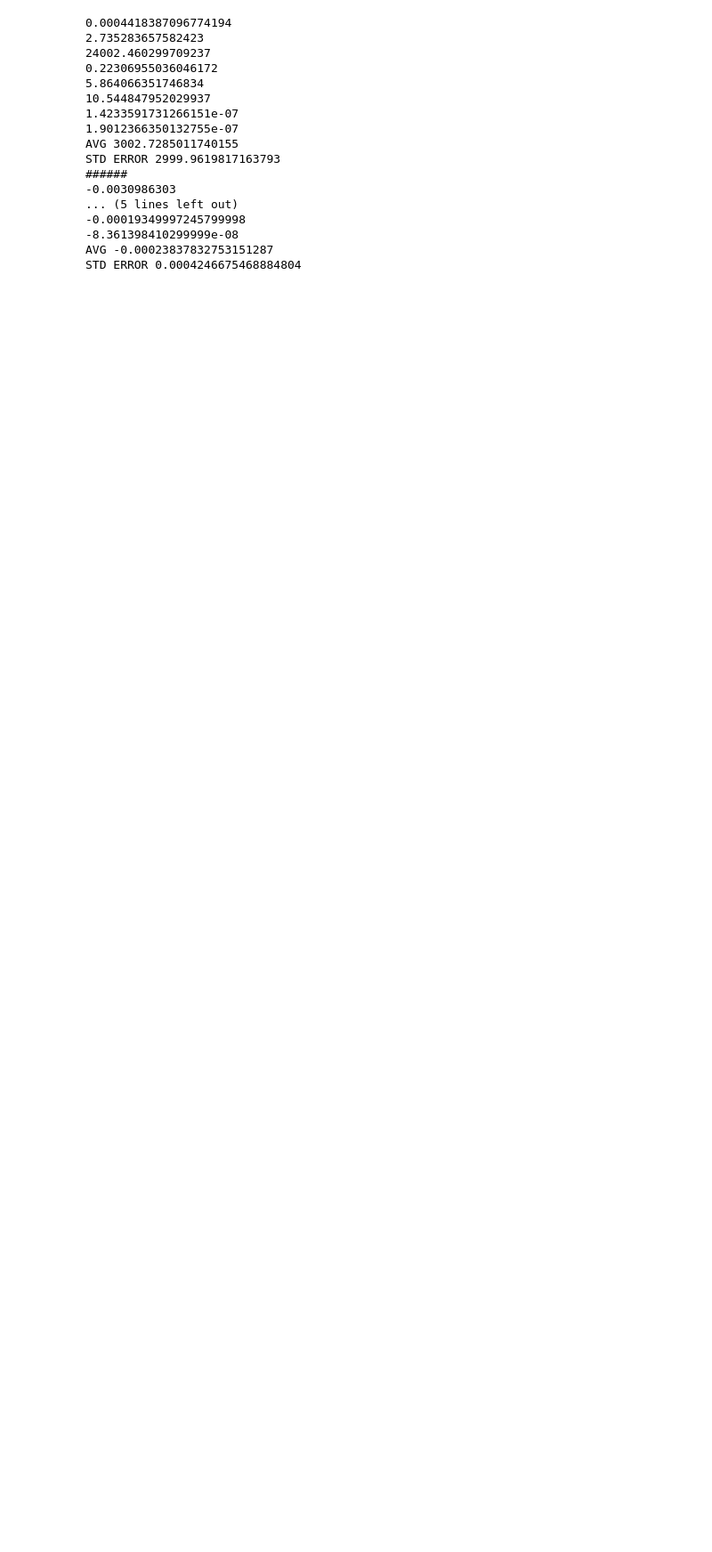
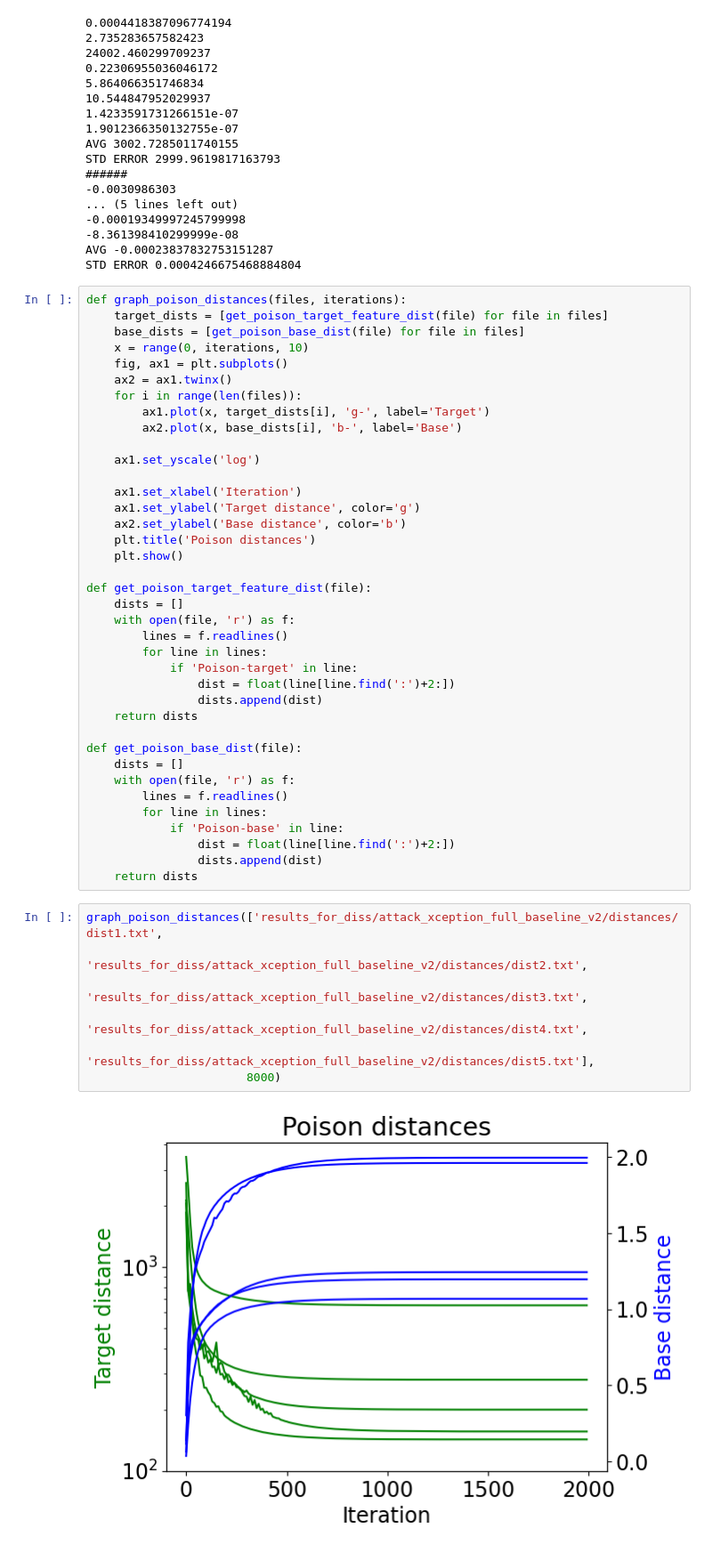
Before and after one commit to awesomealex1/Poison_Attacks, a Jupyter notebook: graphing.ipynb, the cells around one changed output. Shown: that part at 89% size. Drawn from its saved outputs; the diff is of its cells as text; blank space fills up the shorter version.

```diff
--- a/graphing.ipynb
+++ b/graphing.ipynb
@@ -283,3 +285,50 @@ STD ERROR 2999.9619817163793
 -8.361398410299999e-08
 AVG -0.00023837832753151287
 STD ERROR 0.0004246675468884804
+# %%
+def graph_poison_distances(files, iterations):
+    target_dists = [get_poison_target_feature_dist(file) for file in files]
+    base_dists = [get_poison_base_dist(file) for file in files]
+    x = range(0, iterations, 10)
+    fig, ax1 = plt.subplots()
+    ax2 = ax1.twinx()
+    for i in range(len(files)):
+        ax1.plot(x, target_dists[i], 'g-', label='Target')
+        ax2.plot(x, base_dists[i], 'b-', label='Base')
+
+    ax1.set_yscale('log')
+
+    ax1.set_xlabel('Iteration')
+    ax1.set_ylabel('Target distance', color='g')
+    ax2.set_ylabel('Base distance', color='b')
+    plt.title('Poison distances')
+    plt.show()
+
+def get_poison_target_feature_dist(file):
+    dists = []
+    with open(file, 'r') as f:
+        lines = f.readlines()
+        for line in lines:
+            if 'Poison-target' in line:
+                dist = float(line[line.find(':')+2:])
+                dists.append(dist)
+    return dists
+
+def get_poison_base_dist(file):
+    dists = []
+    with open(file, 'r') as f:
+        lines = f.readlines()
+        for line in lines:
+            if 'Poison-base' in line:
+                dist = float(line[line.find(':')+2:])
+                dists.append(dist)
+    return dists
+# %%
+graph_poison_distances(['results_for_diss/attack_xception_full_baseline_v2/distances/dist1.txt',
+                        'results_for_diss/attack_xception_full_baseline_v2/distances/dist2.txt',
+                        'results_for_diss/attack_xception_full_baseline_v2/distances/dist3.txt',
+                        'results_for_diss/attack_xception_full_baseline_v2/distances/dist4.txt',
+                        'results_for_diss/attack_xception_full_baseline_v2/distances/dist5.txt'],
+                       8000)
+# %% [output]
+[figure, added]
```
Also changed, not shown: parts of 1 cell of this notebook, 3 other files.
